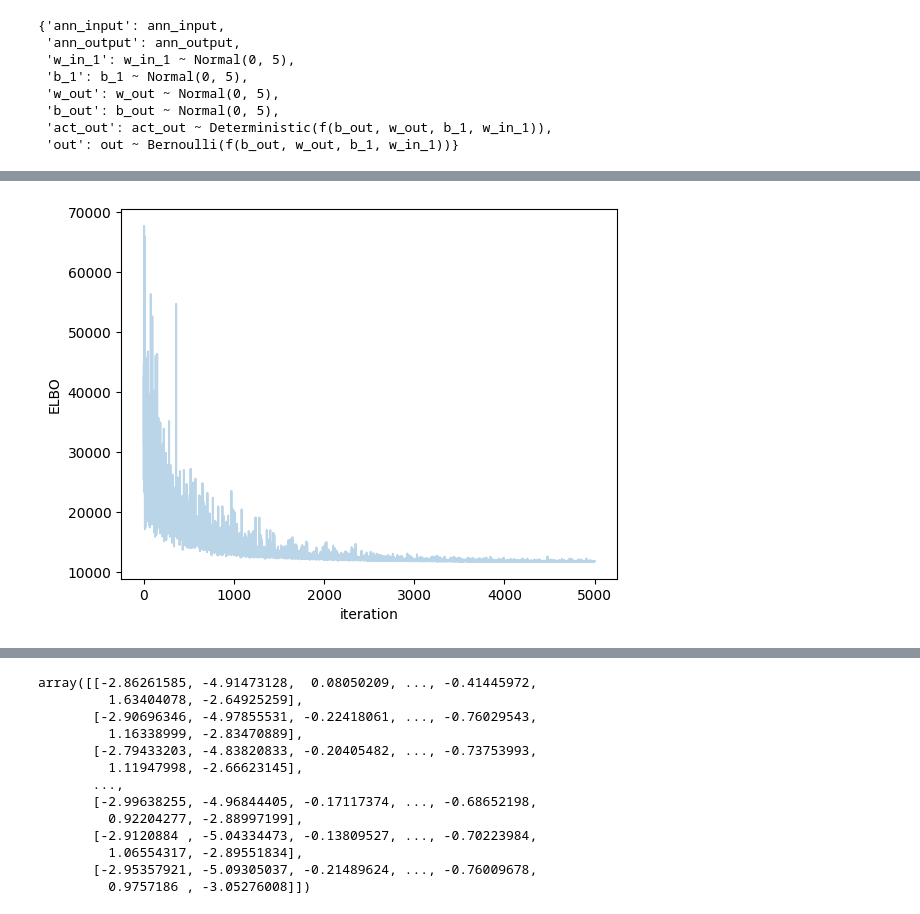
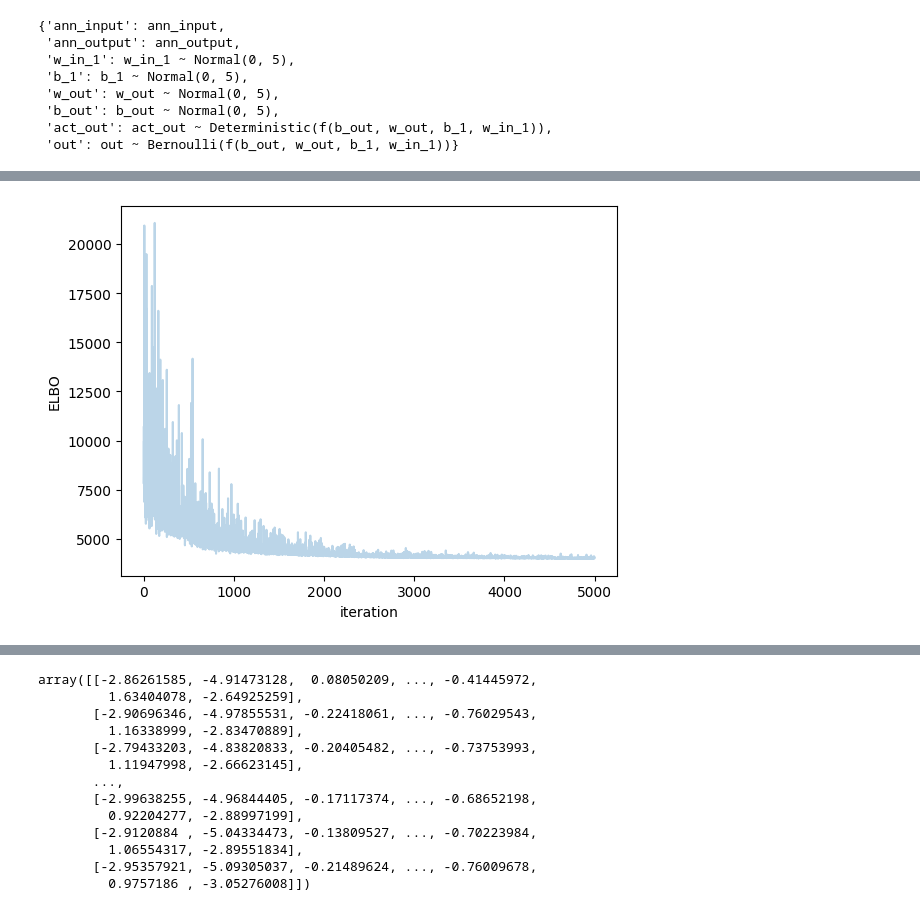
Before and after one commit to PlaytikaOSS/pybandits, a Jupyter notebook: pybandits/BNN_pymc_simulation.ipynb, the cells around one changed output, grey strips where cells are left out. Saved outputs shown, nothing was run; the diff lists cells and outputs as text; code cells hidden in the pictures.

```diff
--- a/pybandits/BNN_pymc_simulation.ipynb
+++ b/pybandits/BNN_pymc_simulation.ipynb
@@ -72,16 +72,16 @@ class Torch_BNN(nn.Module):
         logits = self.layer2(x).squeeze()
         return logits
 # %%
-def init_network(X,y, hid_dim):
+def init_network(X,y, hid_dim, apporx=None):
     RANDOM_SEED = 42
     rng = np.random.default_rng(RANDOM_SEED)
     floatX = pytensor.config.floatX
 
     # Initialize random weights between each layer
-    init_w1 = rng.standard_normal(size=(X.shape[1], hid_dim)).astype(floatX)
-    init_b1 = rng.standard_normal(size=hid_dim).astype(floatX)
-    init_w2 = rng.standard_normal(size=hid_dim).astype(floatX)
-    init_b2 = rng.standard_normal(size=1).astype(floatX)
+    init_w1 = rng.standard_normal(size=(X.shape[1], hid_dim))
+    init_b1 = rng.standard_normal(size=hid_dim)
+    init_w2 = rng.standard_normal(size=hid_dim)
+    init_b2 = rng.standard_normal(size=1)
 
     coords = {
     "hidden_layer": np.arange(hid_dim),
@@ -89,7 +89,7 @@ def init_network(X,y, hid_dim):
     "out_dim": np.arange(1),
     "obs_id": np.arange(X.shape[0]),
     }
-
+    is_trained = False
     with pm.Model(coords=coords) as neural_network:
 
         # Define data variables using minibatches
@@ -98,7 +98,7 @@ def init_network(X,y, hid_dim):
 
         # Weights from input to hidden layer
         weights_in_1 = pm.Normal(
-            "w_in_1", 0, sigma=5., initval=init_w1, dims=("train_cols", "hidden_layer")
+                "w_in_1", 0, sigma=5., initval=init_w1, dims=("train_cols", "hidden_layer")
         )
         bias_1 = pm.Normal(
             "b_1", 0, sigma=5., initval=init_b1, dims=( "hidden_layer")
@@ -149,14 +149,17 @@ from torch.utils.data import DataLoader, TensorDataset
 dataset = TensorDataset(x_train, y_train)
 
 # Create a DataLoader
-batch_size = 1024
+batch_size = 10000
 dataloader = DataLoader(dataset, batch_size=batch_size, shuffle=True)
 
 # Training loop
-num_epochs = 10
+approx_list = []
+num_epochs = 2
 for epoch in range(num_epochs):
+    print(epoch)
     for batch_X, batch_y in dataloader:
         with neural_network:
             pm.set_data(new_data={"ann_input": batch_X, "ann_output": batch_y})
-            approx = pm.fit(n=1000, obj_optimizer=pm.adam(learning_rate=0.01))
+            approx = pm.fit(n=5000, obj_optimizer=pm.adam(learning_rate=0.01))
+            approx_list.append(approx)
 # %% [output]
@@ -163,0 +180,8 @@ KeyboardInterrupt:
+# %%
+approx_total = np.array([])
+for approx in approx_list:
+    approx_total = np.append(approx_total, approx.hist)
+approx_total
+plt.plot(approx_total, alpha=0.3)
+plt.ylabel("ELBO")
+plt.xlabel("iteration");
@@ -164,6 +190,6 @@ KeyboardInterrupt:
 # %%
-plt.plot(approx.hist, alpha=0.3)
+plt.plot(approx.hist)
 plt.ylabel("ELBO")
 plt.xlabel("iteration");
 # %% [output]
-[figure, old version]
+[figure, new version]
```
Also changed, not shown: parts of 12 cells of this notebook, 5 other files.
